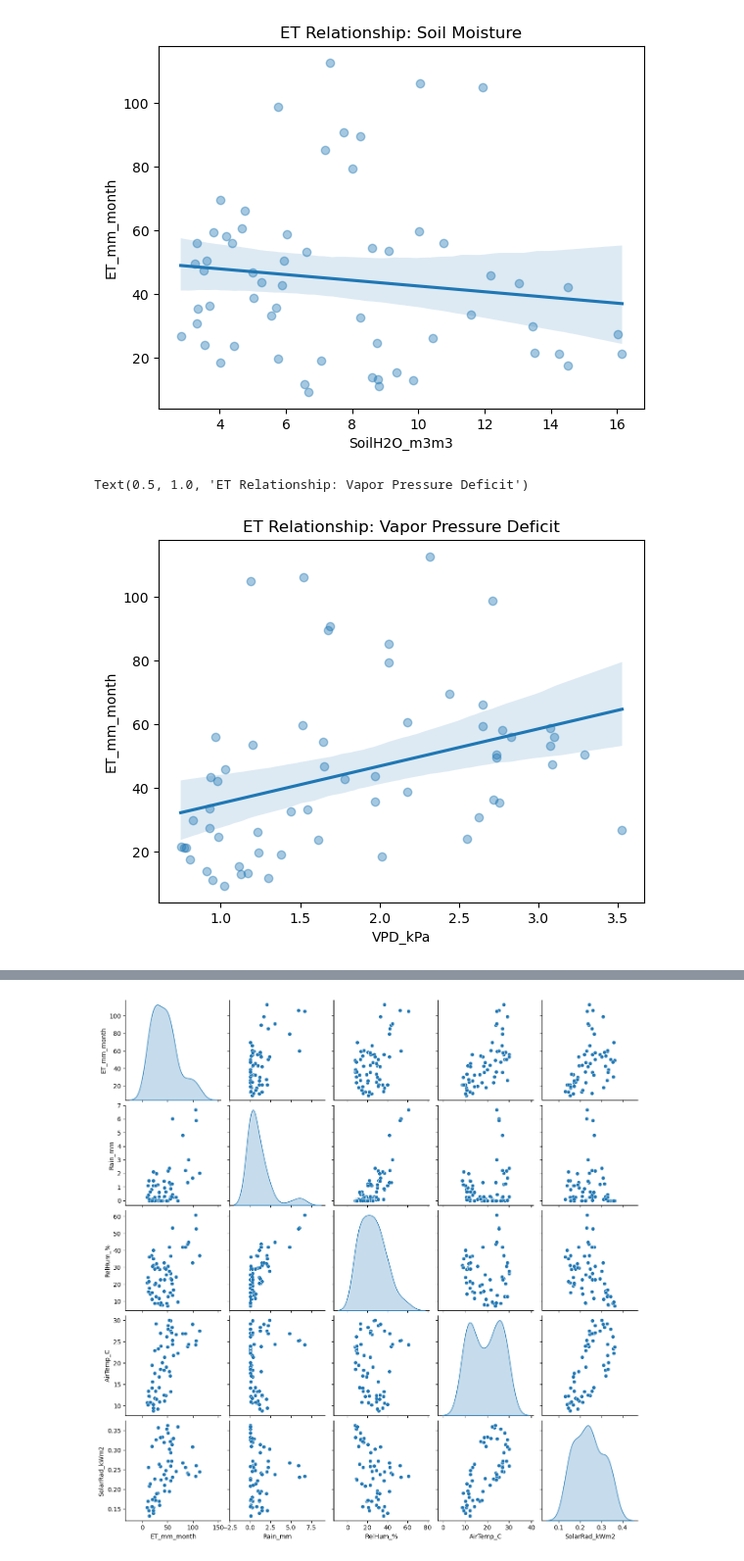
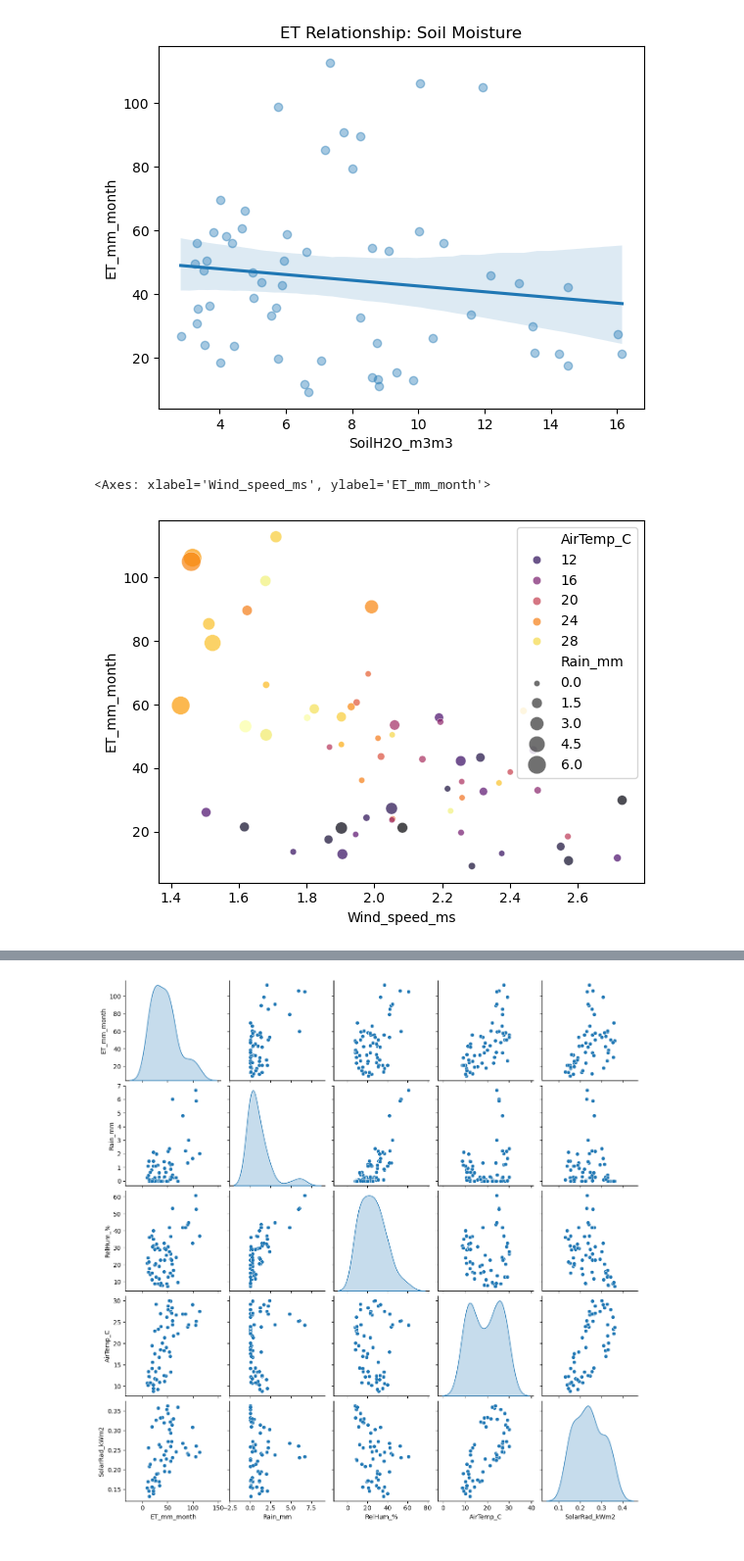
Before and after one commit to bcf0030/eda-project-evapotranspiration, a Jupyter notebook: data_exploration.ipynb, the cells around one changed output, grey strips where cells are left out. Shown at 98% size. Cells and saved outputs as stored; diff of their text form; code cells hidden in the pictures.

```diff
--- a/data_exploration.ipynb
+++ b/data_exploration.ipynb
@@ -68,9 +74,8 @@ plt.title('ET Relationship: Soil Moisture')
 # %% [output]
 Text(0.5, 1.0, 'ET Relationship: Soil Moisture')
 [figure]
-# %%
-sns.regplot(data=df_clean, x='VPD_kPa', y='ET_mm_month', scatter_kws={'alpha':0.4})
-plt.title('ET Relationship: Vapor Pressure Deficit')
-# %% [output]
-Text(0.5, 1.0, 'ET Relationship: Vapor Pressure Deficit')
-[figure, removed]
+# %%
+sns.scatterplot(data=df_clean, x='Wind_speed_ms', y='ET_mm_month', hue='AirTemp_C', palette='inferno', size='Rain_mm', sizes=(20,200), alpha=0.7)
+# %% [output]
+<Axes: xlabel='Wind_speed_ms', ylabel='ET_mm_month'>
+[figure, added]
```
Also changed, not shown: parts of 8 cells of this notebook.
